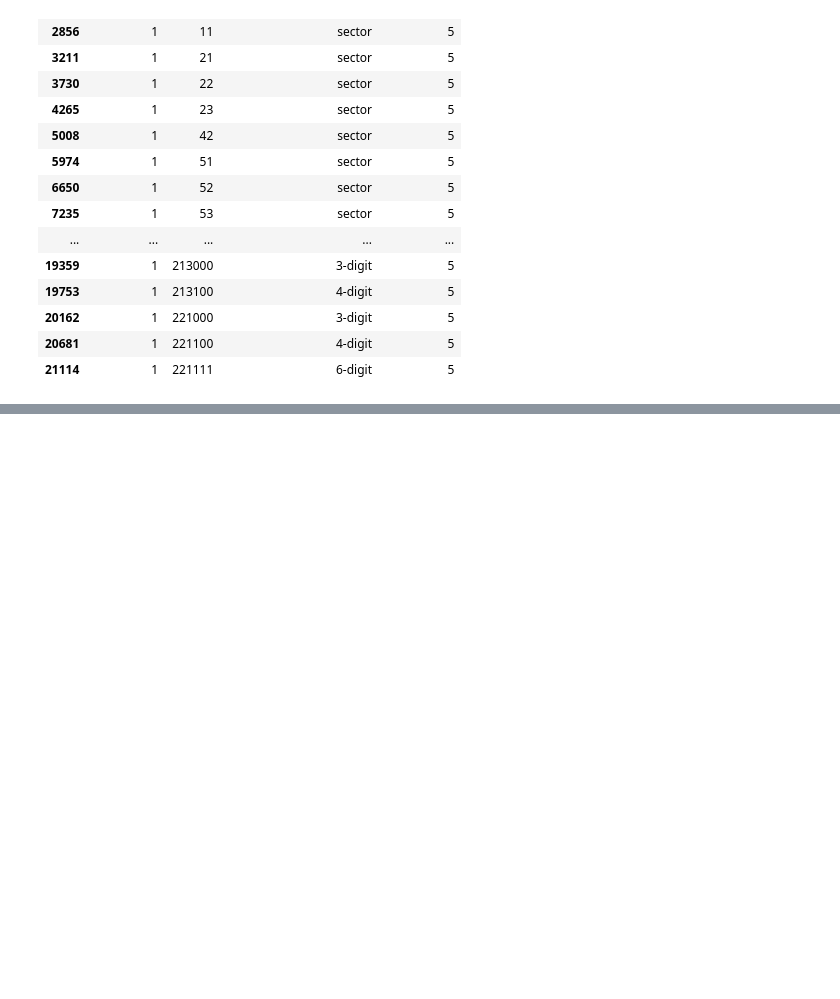
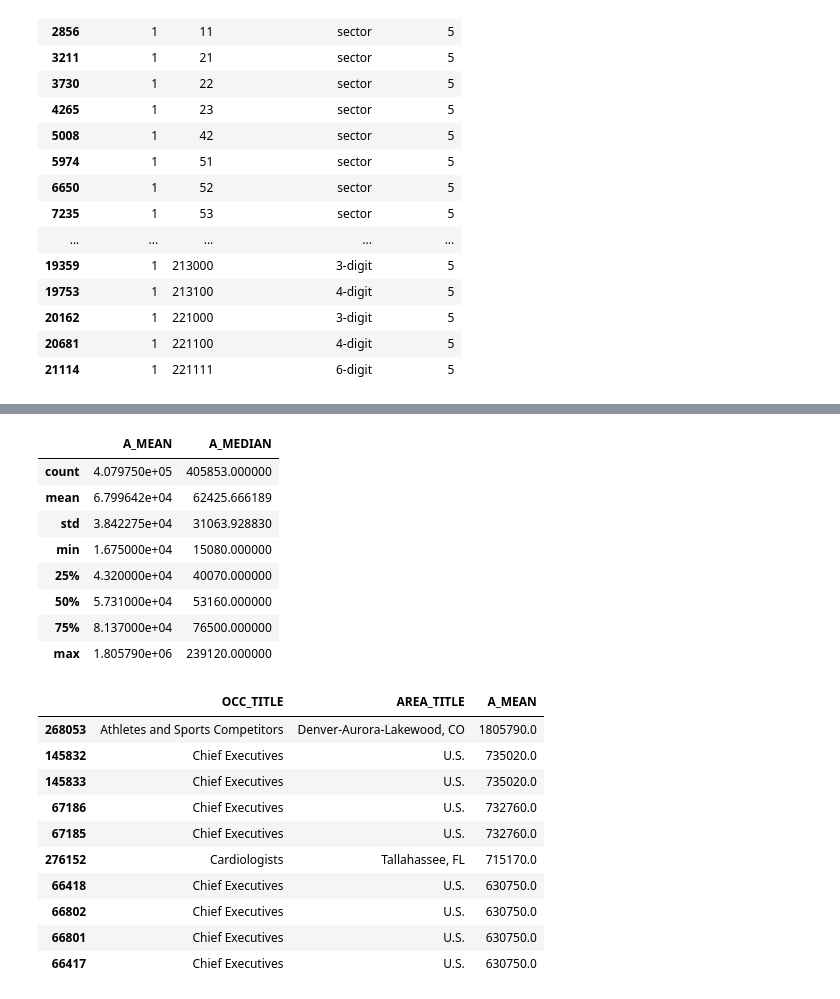
Before and after one commit to Arcanjo-jefferson/USA-AI-Employment-Analysis, a Jupyter notebook: analysis/employment_analysis.ipynb, the cells around one changed output, grey strips where cells are left out. Saved outputs shown, nothing was run; the diff lists cells and outputs as text; code cells hidden in the pictures; blank space fills up the shorter version.

```diff
--- a/analysis/employment_analysis.ipynb
+++ b/analysis/employment_analysis.ipynb
@@ -238,0 +405,32 @@ display(
+# %%
+
+# Summary statistics for annual salaries
+display(df_clean[["A_MEAN", "A_MEDIAN"]].describe())
+
+# Check the highest annual mean salaries
+display(
+    df_clean[
+        ["OCC_TITLE", "AREA_TITLE", "A_MEAN"]
+    ].sort_values("A_MEAN", ascending=False).head(10)
+)
+# %% [output]
+|  | A_MEAN | A_MEDIAN |
+| count | 4.079750e+05 | 405853.000000 |
+| mean | 6.799642e+04 | 62425.666189 |
+| std | 3.842275e+04 | 31063.928830 |
+| min | 1.675000e+04 | 15080.000000 |
+| 25% | 4.320000e+04 | 40070.000000 |
+| 50% | 5.731000e+04 | 53160.000000 |
+| 75% | 8.137000e+04 | 76500.000000 |
+| max | 1.805790e+06 | 239120.000000 |
+|  | OCC_TITLE | AREA_TITLE | A_MEAN |
+| 268053 | Athletes and Sports Competitors | Denver-Aurora-Lakewood, CO | 1805790.0 |
+| 145832 | Chief Executives | U.S. | 735020.0 |
+| 145833 | Chief Executives | U.S. | 735020.0 |
+| 67186 | Chief Executives | U.S. | 732760.0 |
+| 67185 | Chief Executives | U.S. | 732760.0 |
+| 276152 | Cardiologists | Tallahassee, FL | 715170.0 |
+| 66418 | Chief Executives | U.S. | 630750.0 |
+| 66802 | Chief Executives | U.S. | 630750.0 |
+| 66801 | Chief Executives | U.S. | 630750.0 |
+| 66417 | Chief Executives | U.S. | 630750.0 |
```
Also changed, not shown: parts of 27 cells of this notebook.
